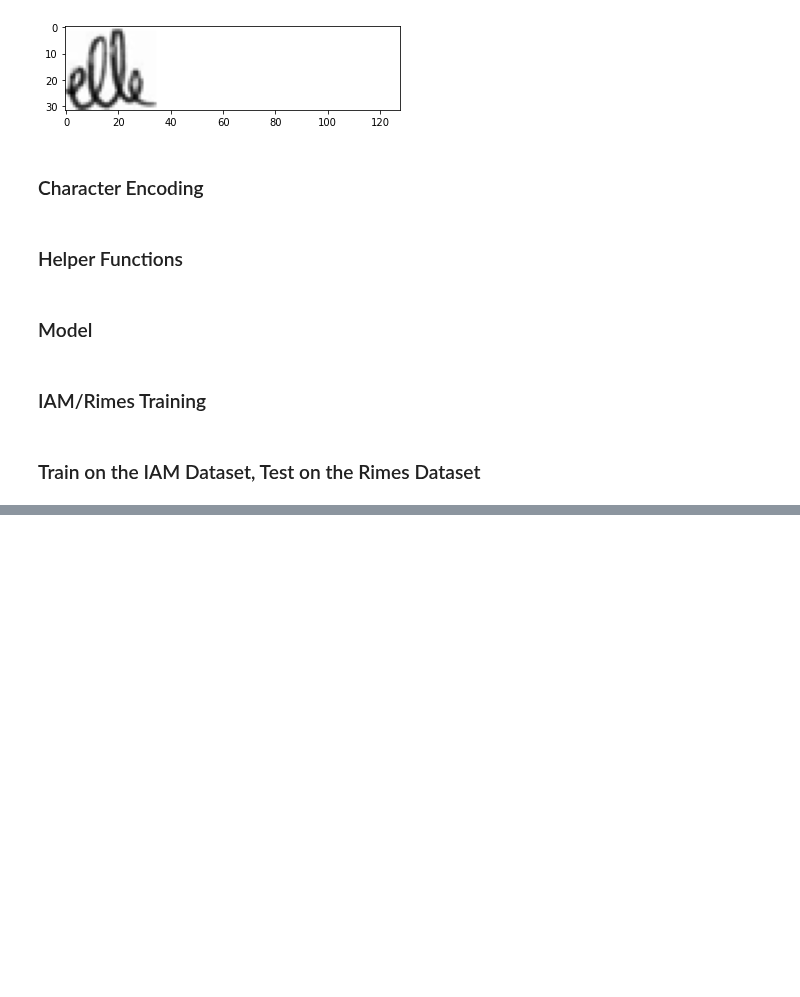
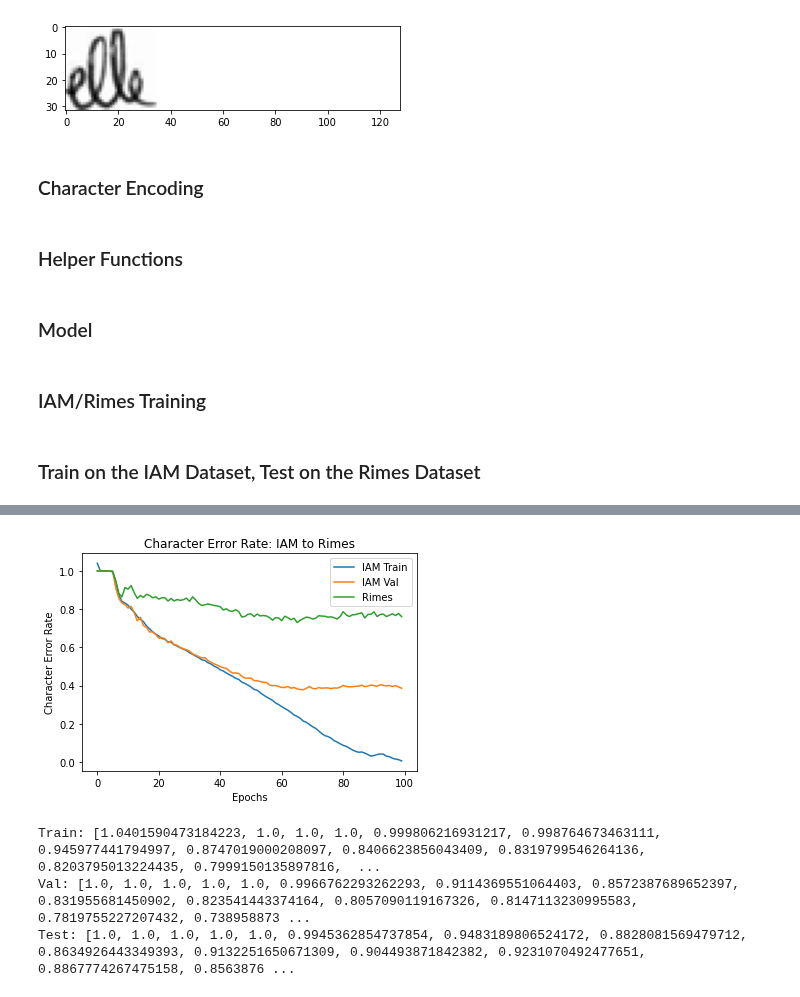
Before and after one commit to ericburdett/cs601r-dl, a Jupyter notebook: tl.ipynb, the cells around one changed output, grey strips where cells are left out. Drawn from its saved outputs; the diff is of its cells as text; code cells hidden in the pictures; blank space fills up the shorter version.

```diff
--- a/tl.ipynb
+++ b/tl.ipynb
@@ -541,0 +611,17 @@ Test: [21.054523436228433, 20.045533418655396, 19.838085063298543, 19.5882330894
+# %%
+plt.title('Character Error Rate: IAM to Rimes')
+plt.xlabel('Epochs')
+plt.ylabel('Character Error Rate')
+plt.plot(iam_to_rimes_cers[0], label='IAM Train')
+plt.plot(iam_to_rimes_cers[1], label='IAM Val')
+plt.plot(iam_to_rimes_cers[2], label='Rimes')
+plt.legend()
+plt.show()
+print('Train:', iam_to_rimes_cers[0])
+print('Val:', iam_to_rimes_cers[1])
+print('Test:', iam_to_rimes_cers[2])
+# %% [output]
+[figure, added]
+Train: [1.0401590473184223, 1.0, 1.0, 1.0, 0.999806216931217, 0.998764673463111, 0.945977441794997, 0.8747019000208097, 0.8406623856043409, 0.8319799546264136, 0.8203795013224435, 0.7999150135897816,  ...
+Val: [1.0, 1.0, 1.0, 1.0, 1.0, 0.9966762293262293, 0.9114369551064403, 0.8572387689652397, 0.831955681450902, 0.823541443374164, 0.8057090119167326, 0.8147113230995583, 0.7819755227207432, 0.738958873 ...
+Test: [1.0, 1.0, 1.0, 1.0, 1.0, 0.9945362854737854, 0.9483189806524172, 0.8828081569479712, 0.8634926443349393, 0.9132251650671309, 0.904493871842382, 0.9231070492477651, 0.8867774267475158, 0.8563876 ...
```
Also changed, not shown: parts of 7 cells of this notebook.
